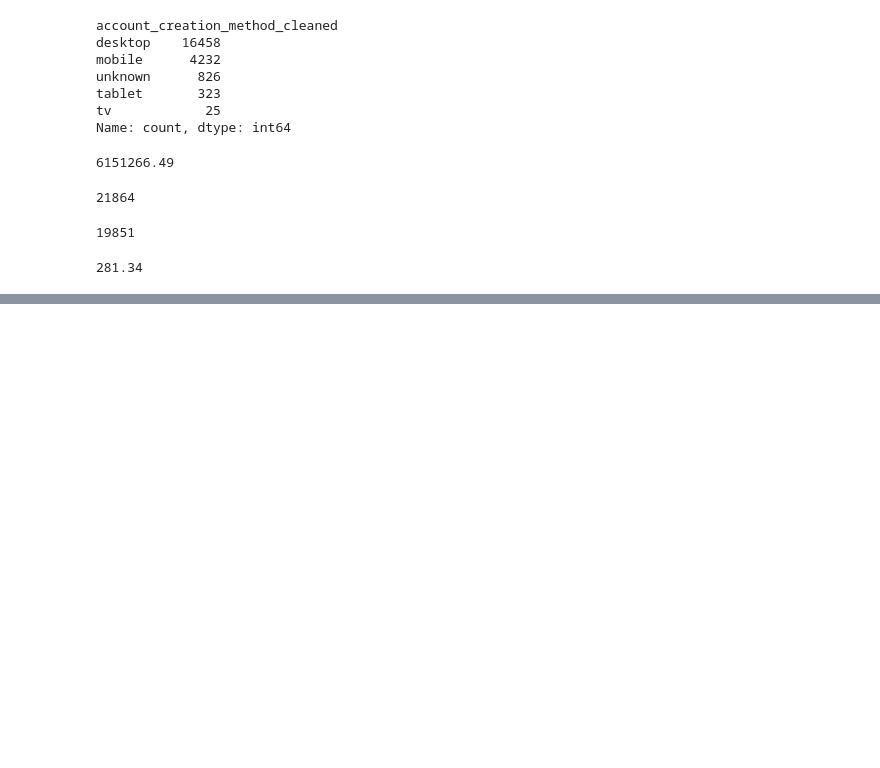
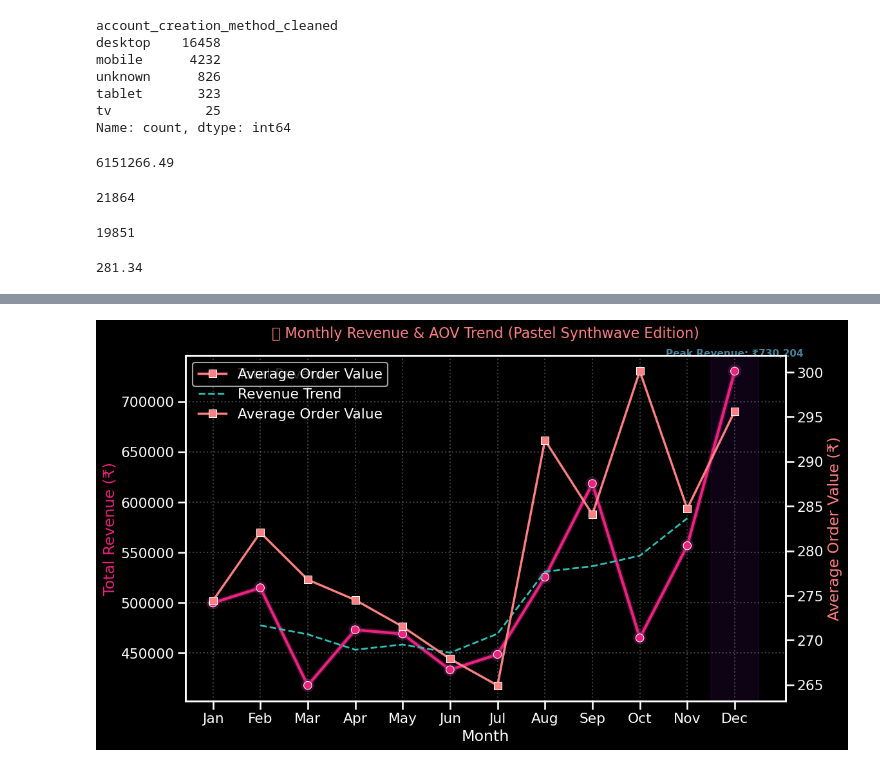
Before and after one commit to data-sous-shaif/Gamezone-Orders-Data, a Jupyter notebook: 1_EDA.ipynb, the cells around one changed output, grey strips where cells are left out. Cells and saved outputs as stored; diff of their text form; code cells hidden in the pictures; blank space fills up the shorter version.

```diff
--- a/1_EDA.ipynb
+++ b/1_EDA.ipynb
@@ -199,0 +329,83 @@ product_channel_region.to_csv('product_channel_region.csv', index=False)
+# %%
+# ==== Synthwave pastel palette ====
+palette = ["#3B0855", "#852467", "#FD8083", "#EE227D", "#498099", "#30C0B7"]
+
+# ==== Style settings ====
+plt.style.use("dark_background")
+sns.set_context("talk", font_scale=0.95)
+sns.set_palette(palette)
+
+# ==== 1️⃣ Revenue + AOV Trend ====
+fig, ax1 = plt.subplots(figsize=(12, 7))
+
+# Revenue line
+rev_line = sns.lineplot(
+    x='purchase_month', y='total_revenue', data=monthly_summary,
+    color=palette[3], linewidth=3, marker='o', ax=ax1, label='Total Revenue'
+)
+
+# Glow effect
+for line in rev_line.lines:
+    line.set_path_effects([
+        path_effects.Stroke(linewidth=6, foreground=palette[1], alpha=0.4),
+        path_effects.Normal()
+    ])
+
+# Smooth trend (rolling)
+monthly_summary['rev_trend'] = monthly_summary['total_revenue'].rolling(3, center=True).mean()
+sns.lineplot(
+    x='purchase_month', y='rev_trend', data=monthly_summary,
+    color=palette[5], linewidth=2, linestyle='--', label='Revenue Trend', ax=ax1
+)
+
+# Secondary axis for AOV
+ax2 = ax1.twinx()
+sns.lineplot(
+    x='purchase_month', y='aov', data=monthly_summary,
+    color=palette[2], linewidth=2.5, marker='s', ax=ax2, label='Average Order Value'
+)
+
+# Highlight peak revenue month
+max_month = monthly_summary.loc[monthly_summary['total_revenue'].idxmax(), 'purchase_month']
+max_value = monthly_summary['total_revenue'].max()
+ax1.axvspan(max_month - 0.5, max_month + 0.5, color=palette[0], alpha=0.25)
+ax1.text(max_month, max_value * 1.02,
+         f"Peak Revenue: ₹{max_value:,.0f}",
+         color=palette[4], ha='center', fontsize=11, fontweight='bold')
+
+# Titles and labels
+ax1.set_title("💾 Monthly Revenue & AOV Trend (Pastel Synthwave Edition)",
+              fontsize=16, color="#FD8083", pad=20)
+ax1.set_xlabel("Month")
+ax1.set_ylabel("Total Revenue (₹)", color=palette[3])
+ax2.set_ylabel("Average Order Value (₹)", color=palette[2])
+ax1.grid(alpha=0.25, linestyle=':')
+ax1.set_xticks(range(1, 13))
+ax1.set_xticklabels(['Jan','Feb','Mar','Apr','May','Jun','Jul','Aug','Sep','Oct','Nov','Dec'])
+
+# Combine legends
+lines_1, labels_1 = ax1.get_legend_handles_labels()
+lines_2, labels_2 = ax2.get_legend_handles_labels()
+ax1.legend(lines_1 + lines_2, labels_1 + labels_2, loc="upper left", frameon=False)
+
+plt.tight_layout()
+plt.show()
+
+# ==== 2️⃣ Orders vs Unique Customers ====
+plt.figure(figsize=(10, 5))
+bar = plt.bar(monthly_summary['purchase_month'] - 0.15, monthly_summary['total_orders'],
+              width=0.3, color=palette[1], label='Total Orders')
+plt.bar(monthly_summary['purchase_month'] + 0.15, monthly_summary['unique_customers'],
+        width=0.3, color=palette[4], label='Unique Customers')
+
+plt.title("Orders vs Unique Customers (Pastel Palette)", fontsize=14, color=palette[0])
+plt.xlabel("Month")
+plt.ylabel("Count")
+plt.xticks(monthly_summary['purchase_month'],
+           ['Jan','Feb','Mar','Apr','May','Jun','Jul','Aug','Sep','Oct','Nov','Dec'])
+plt.legend(frameon=False)
+plt.grid(alpha=0.3, linestyle=':')
+plt.tight_layout()
+plt.show()
+# %% [output]
+[figure, added]
```
Also changed, not shown: parts of 19 cells of this notebook, 44 other files.
